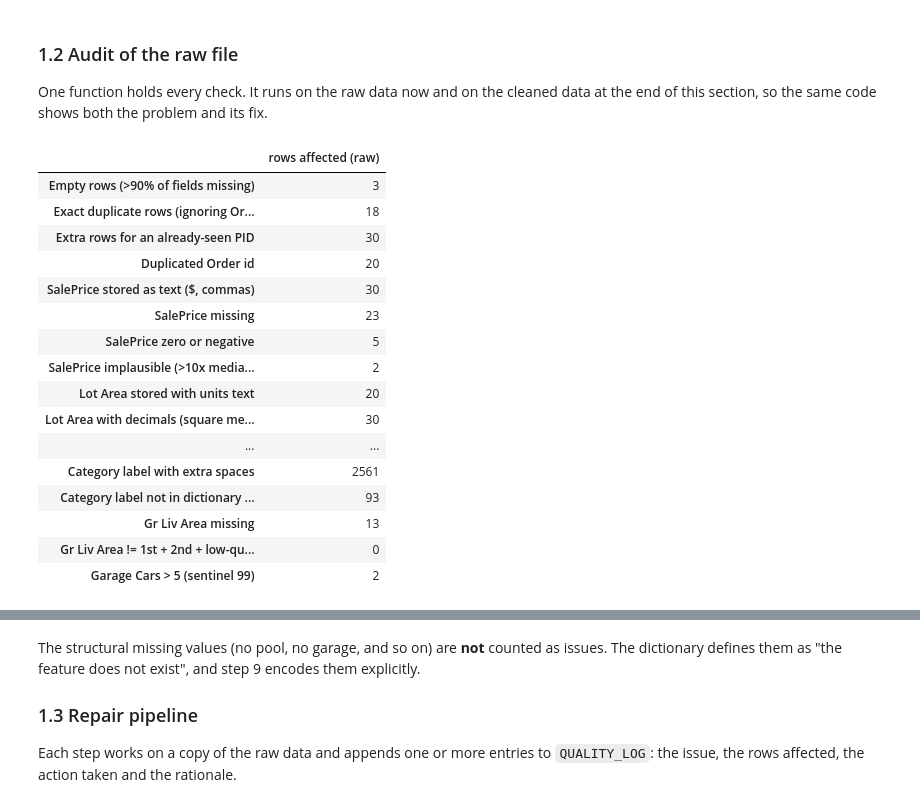
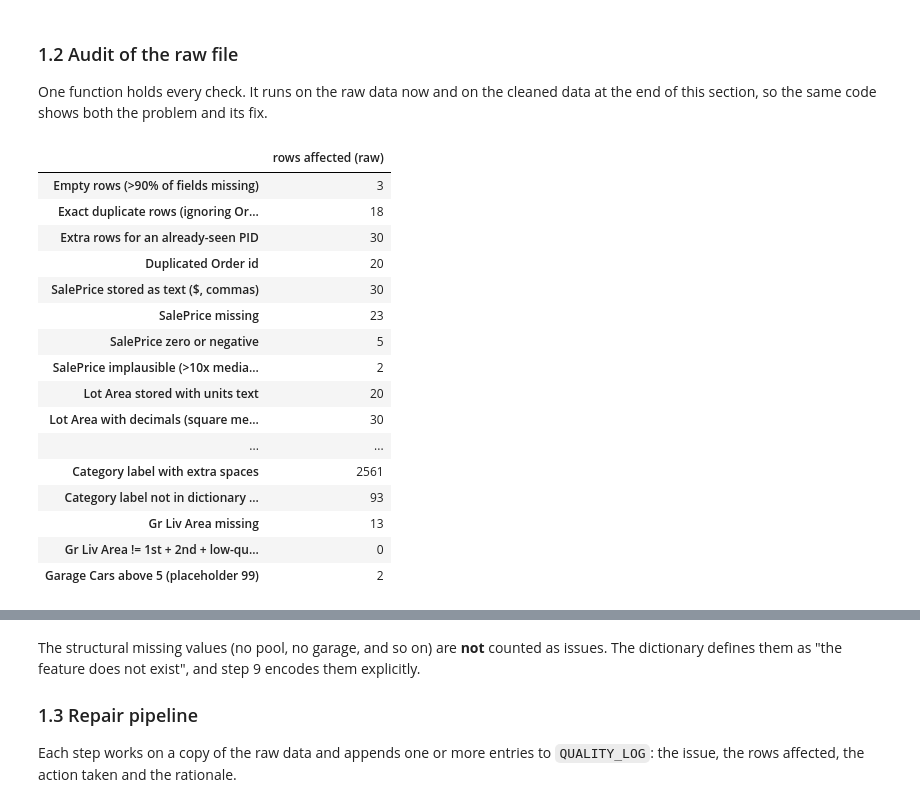
Before and after one commit to daniosp/final-proyect-ml, a Jupyter notebook: main/clearview_analysis.ipynb, the cells around one changed output, grey strips where cells are left out. Cells and saved outputs as stored; diff of their text form; code cells hidden in the pictures.

```diff
--- a/main/clearview_analysis.ipynb
+++ b/main/clearview_analysis.ipynb
@@ -239,39 +350,35 @@ def audit(df):
         "Year later than 2010 (after study period)": (years > 2010).any(axis=1),
         "Remodel year earlier than build year": df["Year Remod/Add"] < df["Year Built"],
         "Sale year outside 2006-2010": ~df["Yr Sold"].between(2006, 2010) & df["Yr Sold"].notna(),
         "Category label with extra spaces": label_space,
         "Category label not in dictionary (case/synonym/placeholder)": label_other,
         "Gr Liv Area missing": df["Gr Liv Area"].isna(),
         "Gr Liv Area != 1st + 2nd + low-quality floor area": (components - df["Gr Liv Area"]).abs() > 1,
-        "Garage Cars > 5 (sentinel 99)": df["Garage Cars"] > 5,
-        "Garage Cars > 5 (sentinel 99)": df["Garage Cars"] > 5,
-        "Garage Cars > 5 (sentinel 99)": df["Garage Cars"] > 5,
-        "Garage Cars > 5 (sentinel 99)": df["Garage Cars"] > 5,
-        "Garage Cars > 5 (sentinel 99)": df["Garage Cars"] > 5,
+        "Garage Cars above 5 (placeholder 99)": df["Garage Cars"] > 5,
     }
     return pd.Series({name: int(mask.sum()) for name, mask in checks.items()}, name="rows")
 
 
 audit_raw = audit(raw)
 audit_raw.to_frame("rows affected (raw)")
 # %% [output]
 |  | rows affected (raw) |
 | Empty rows (>90% of fields missing) | 3 |
 | Exact duplicate rows (ignoring Or... | 18 |
 | Extra rows for an already-seen PID | 30 |
 | Duplicated Order id | 20 |
 | SalePrice stored as text ($, commas) | 30 |
 | SalePrice missing | 23 |
 | SalePrice zero or negative | 5 |
 | SalePrice implausible (>10x media... | 2 |
 | Lot Area stored with units text | 20 |
 | Lot Area with decimals (square me... | 30 |
 | ... | ... |
 | Category label with extra spaces | 2561 |
 | Category label not in dictionary ... | 93 |
 | Gr Liv Area missing | 13 |
 | Gr Liv Area != 1st + 2nd + low-qu... | 0 |
-| Garage Cars > 5 (sentinel 99) | 2 |
+| Garage Cars above 5 (placeholder 99) | 2 |
 # %%
 issues = audit_raw[audit_raw > 0].sort_values()
 fig, ax = plt.subplots(figsize=(9, 0.36 * len(issues) + 1.2))
```
Also changed, not shown: parts of 44 cells of this notebook, 7 other files.
